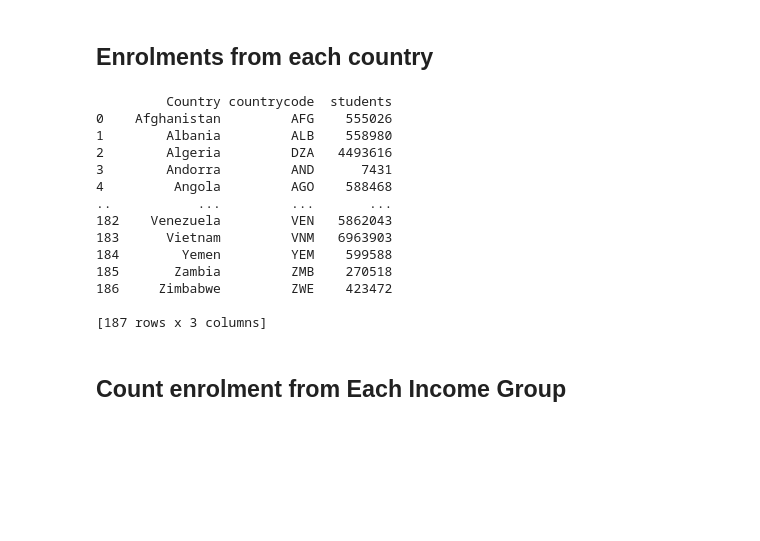
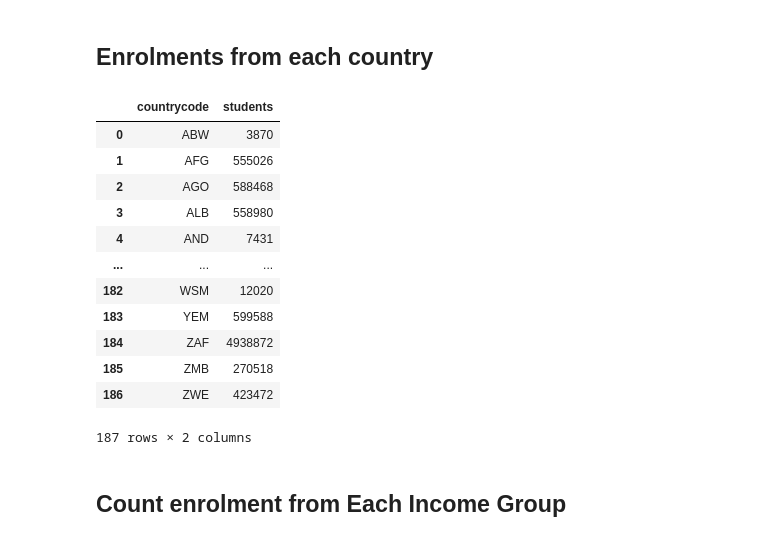
Before and after one commit to hannanmustajab/University-Enrolment-Dashboad-D3.js-, a Jupyter notebook: DV-Preprocessing.ipynb, the cells around one changed output. Saved outputs shown, nothing was run; the diff lists cells and outputs as text; code cells hidden in the pictures; blank space fills up the shorter version.

```diff
--- a/DV-Preprocessing.ipynb
+++ b/DV-Preprocessing.ipynb
@@ -129,26 +129,24 @@ if verbose:
 # %%
 # Count enrolments from each country
 
-region_counts = df.groupby(['Country','countrycode'])['Number of Student'].agg('sum').reset_index()
+region_counts = df.groupby(['countrycode'])['Number of Student'].agg('sum').reset_index()
 region_counts = region_counts.rename(columns={'Number of Student': 'students'})
 region_counts.to_csv('csv/processed/country_student_count.csv',index=False)
-if verbose:
-    print(region_counts)
+region_counts
 # %% [output]
+|  | countrycode | students |
+| 0 | ABW | 3870 |
+| 1 | AFG | 555026 |
+| 2 | AGO | 588468 |
+| 3 | ALB | 558980 |
+| 4 | AND | 7431 |
+| ... | ... | ... |
+| 182 | WSM | 12020 |
+| 183 | YEM | 599588 |
+| 184 | ZAF | 4938872 |
+| 185 | ZMB | 270518 |
+| 186 | ZWE | 423472 |
-         Country countrycode  students
-0    Afghanistan         AFG    555026
-1        Albania         ALB    558980
-2        Algeria         DZA   4493616
-3        Andorra         AND      7431
-4         Angola         AGO    588468
-..           ...         ...       ...
-182    Venezuela         VEN   5862043
-183      Vietnam         VNM   6963903
-184        Yemen         YEM    599588
-185       Zambia         ZMB    270518
-186     Zimbabwe         ZWE    423472
-
-[187 rows x 3 columns]
+187 rows × 2 columns
 # %% [markdown]
 ## Count enrolment from Each Income Group
 # %%
```
Also changed, not shown: parts of 6 cells of this notebook, 7 other files.
